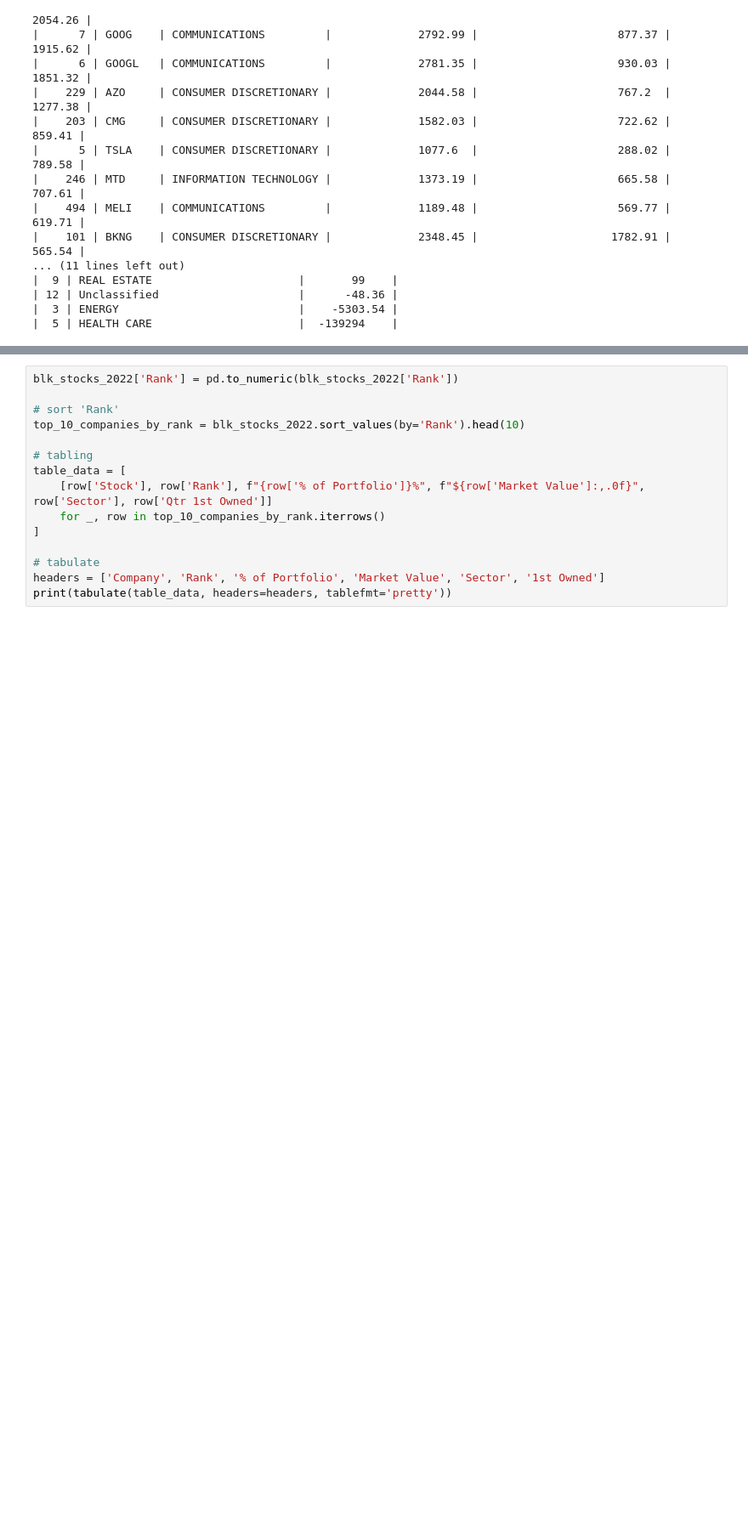
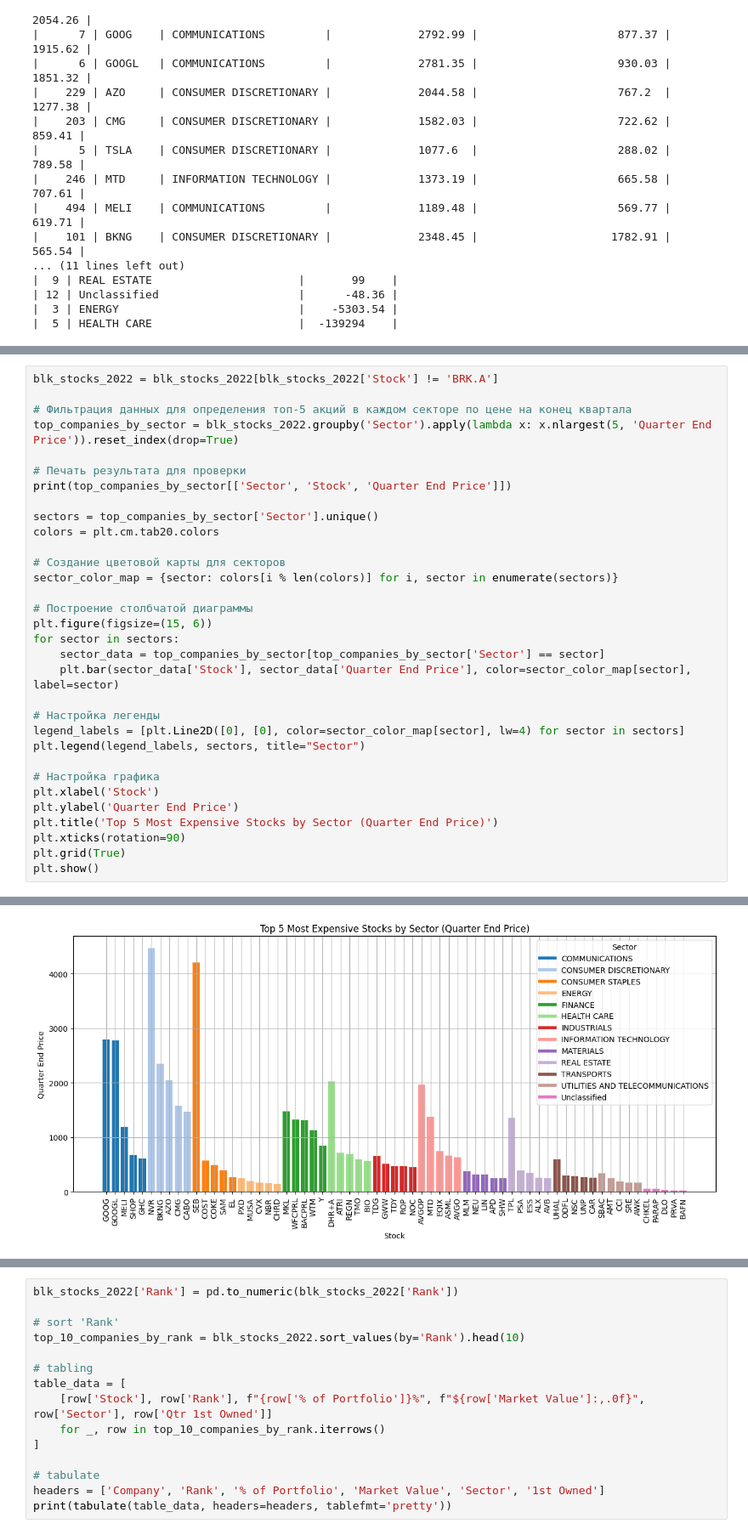
Before and after one commit to Kostya22B/CVUT_FEL, a Jupyter notebook: 4_semester/ZDA/ZDA_sem_work.ipynb, the cells around one changed output, grey strips where cells are left out. Shown at 85% size. Drawn from its saved outputs; the diff is of its cells as text; blank space fills up the shorter version.

```diff
--- a/4_semester/ZDA/ZDA_sem_work.ipynb
+++ b/4_semester/ZDA/ZDA_sem_work.ipynb
@@ -283,0 +323,33 @@ plt.show()
+# %%
+blk_stocks_2022 = blk_stocks_2022[blk_stocks_2022['Stock'] != 'BRK.A']
+
+# Фильтрация данных для определения топ-5 акций в каждом секторе по цене на конец квартала
+top_companies_by_sector = blk_stocks_2022.groupby('Sector').apply(lambda x: x.nlargest(5, 'Quarter End Price')).reset_index(drop=True)
+
+# Печать результата для проверки
+print(top_companies_by_sector[['Sector', 'Stock', 'Quarter End Price']])
+
+sectors = top_companies_by_sector['Sector'].unique()
+colors = plt.cm.tab20.colors
+
+# Создание цветовой карты для секторов
+sector_color_map = {sector: colors[i % len(colors)] for i, sector in enumerate(sectors)}
+
+# Построение столбчатой диаграммы
+plt.figure(figsize=(15, 6))
+for sector in sectors:
+    sector_data = top_companies_by_sector[top_companies_by_sector['Sector'] == sector]
+    plt.bar(sector_data['Stock'], sector_data['Quarter End Price'], color=sector_color_map[sector], label=sector)
+
+# Настройка легенды
+legend_labels = [plt.Line2D([0], [0], color=sector_color_map[sector], lw=4) for sector in sectors]
+plt.legend(legend_labels, sectors, title="Sector")
+
+# Настройка графика
+plt.xlabel('Stock')
+plt.ylabel('Quarter End Price')
+plt.title('Top 5 Most Expensive Stocks by Sector (Quarter End Price)')
+plt.xticks(rotation=90)
+plt.grid(True)
+plt.show()
+# %% [output]
@@ -283,0 +370 @@ plt.show()
+[figure, added]
```
Also changed, not shown: parts of 10 cells of this notebook.
